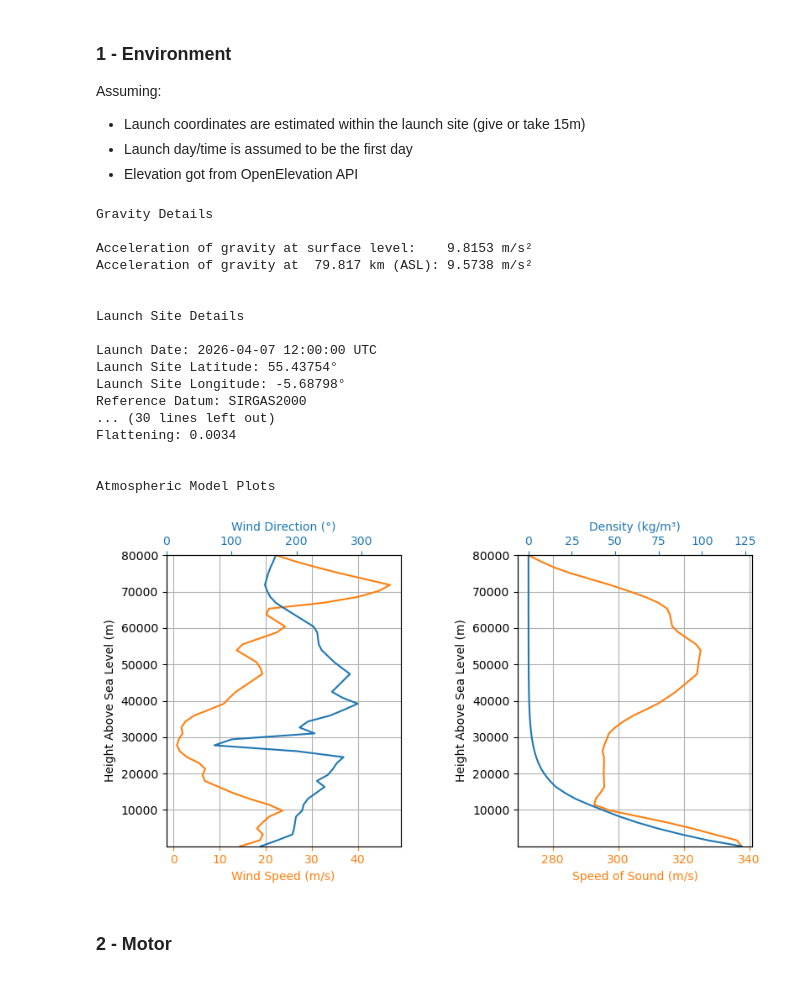
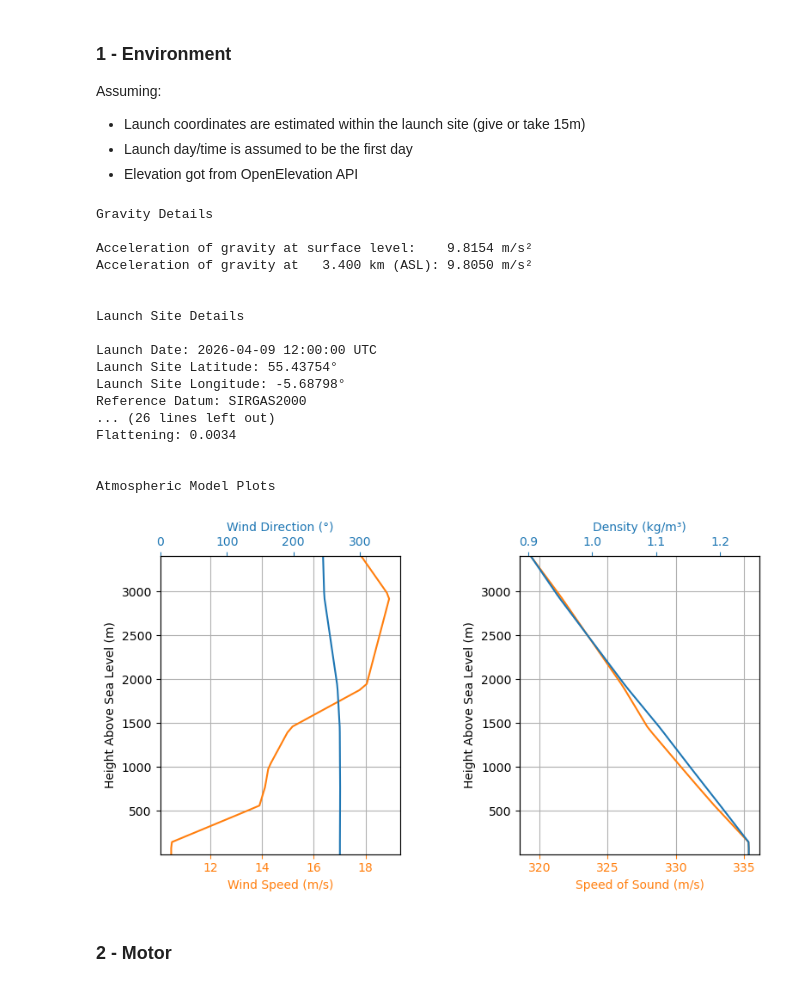
Before and after one commit to ULAS-HiPR/RocketPy, a Jupyter notebook: Mach26/Badhbh.ipynb, the cells around one changed output. Drawn from its saved outputs; the diff is of its cells as text; code cells hidden in the pictures.

```diff
--- a/Mach26/Badhbh.ipynb
+++ b/Mach26/Badhbh.ipynb
@@ -32,31 +32,32 @@ Assuming:
 # %%
 env = Environment(latitude=55.43753666449806, longitude=-5.687982477918211, elevation=13)
 
-tomorrow = datetime.date.today() + timedelta(days=1)
+tomorrow = datetime.date.today() + datetime.timedelta(days=1)
 env.set_date((tomorrow.year, tomorrow.month, tomorrow.day, 12))
 
-env.set_atmospheric_model(type="Forecast", file="GFS")
+env.set_atmospheric_model(type="Windy", file="GFS")
+env.max_expected_height = 3400
 
 env.info()
 # %% [output]
 Gravity Details
 
-Acceleration of gravity at surface level:    9.8153 m/s²
-Acceleration of gravity at  79.817 km (ASL): 9.5738 m/s²
+Acceleration of gravity at surface level:    9.8154 m/s²
+Acceleration of gravity at   3.400 km (ASL): 9.8050 m/s²
 
 
 Launch Site Details
 
-Launch Date: 2026-04-07 12:00:00 UTC
+Launch Date: 2026-04-09 12:00:00 UTC
 Launch Site Latitude: 55.43754°
 Launch Site Longitude: -5.68798°
 Reference Datum: SIRGAS2000
-... (30 lines left out)
+... (26 lines left out)
 Flattening: 0.0034
 
 
 Atmospheric Model Plots
-[figure, old version]
+[figure, new version]
 # %% [markdown]
 ### 2 - Motor
 # %%
```
Also changed, not shown: parts of 10 cells of this notebook, 4 other files.
